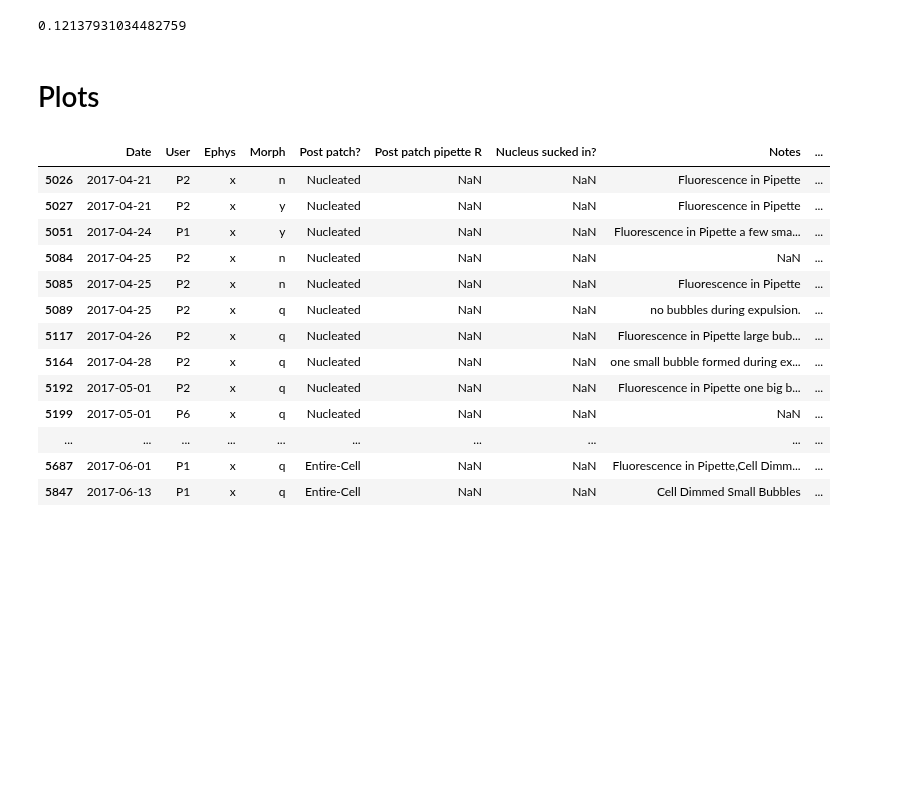
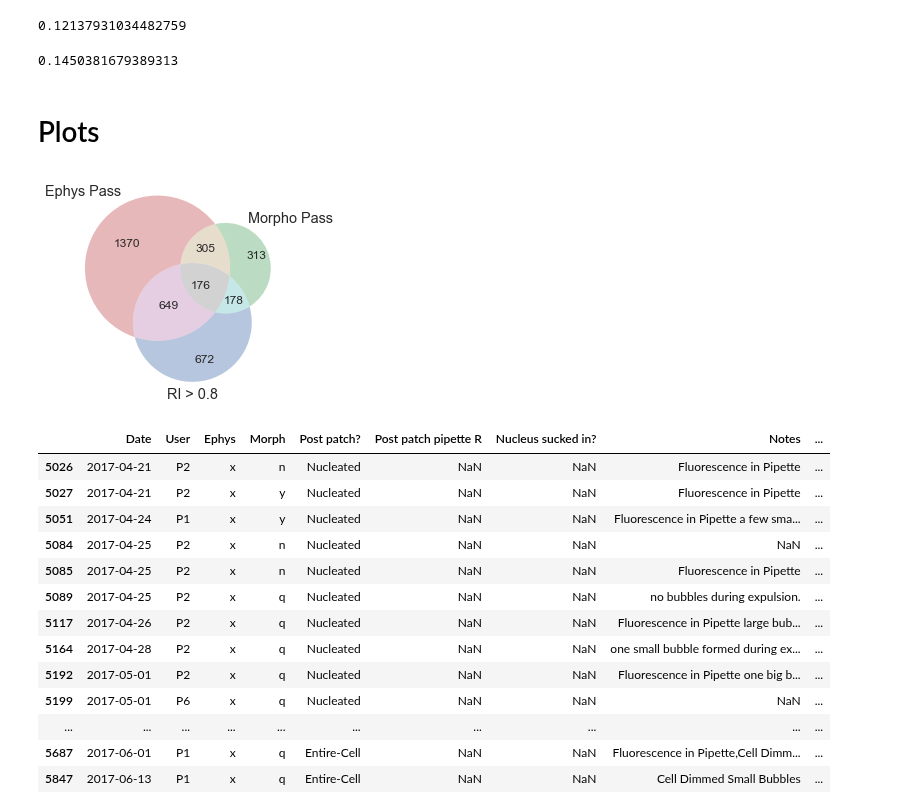
Before and after one commit to ru57y34nn/patchseq_gdoc_analysis, a Jupyter notebook: Resolution_index_analysis.ipynb, the cells around one changed output. Drawn from its saved outputs; the diff is of its cells as text; code cells hidden in the pictures; blank space fills up the shorter version.

Commit message:
made a triple mod plot

```diff
--- a/Resolution_index_analysis.ipynb
+++ b/Resolution_index_analysis.ipynb
@@ -273,4 +274,7 @@ plt.legend(bbox_to_anchor=(1.05,1), loc=2, borderaxespad=0.)
 # Calculating occurance of Triple Modality experiments (Ephys pass, Morpho pass, High RI)
 # %%
 Ephys_pass = gen_filter(ps2, "Ephys", "x")
+Morpho_pass = gen_filter(ps2, "Morph", "y")
+Trans_pass = hi_res(ps2)
 #Ephys_pass
+Trans_pass
@@ -277,5 +300,7 @@ Ephys_pass = gen_filter(ps2, "Ephys", "x")
 # %%
 Ephys_and_morpho_pass = gen_filter(Ephys_pass, "Morph", "y")
+Ephys_and_trans_pass = gen_filter(Trans_pass, "Ephys", "x")
+Trans_and_morpho_pass = gen_filter(Trans_pass, "Morph", "y")
 #Ephys_and_morpho_pass
 # %%
 Triple_mod = hi_res(Ephys_and_morpho_pass)
@@ -303,8 +328,29 @@ Triple_mod
 calc_pct(Triple_mod, ps2)
 # %% [output]
 0.12137931034482759
+# %%
+lindsay_trip = gen_filter(Triple_mod, "User", "P8")
+#lindsay_trip
+lindsay = gen_filter(ps2, "User", "P8")
+calc_pct(lindsay_trip, lindsay)
+# %% [output]
+0.1450381679389313
 # %% [markdown]
 # Plots
+# %%
+a = get_count(Ephys_pass)
+b = get_count(Morpho_pass)
+c = get_count(Ephys_and_morpho_pass)
+d = get_count(Trans_pass)
+e = get_count(Ephys_and_trans_pass)
+f = get_count(Trans_and_morpho_pass)
+g = get_count(Triple_mod)
+
+v=venn3(subsets = (a, b, c, d,e,f,g), set_labels = ('Ephys Pass', 'Morpho Pass', 'RI > 0.8'))
+plt.savefig("Triple mod plot",dpi=200)
+plt.show()
+# %% [output]
+[figure, added]
 # %%
 hi_res_data = hi_res(ps2)
 hi_res_data
```
Also changed, not shown: parts of 2 cells of this notebook, 1 other file.
